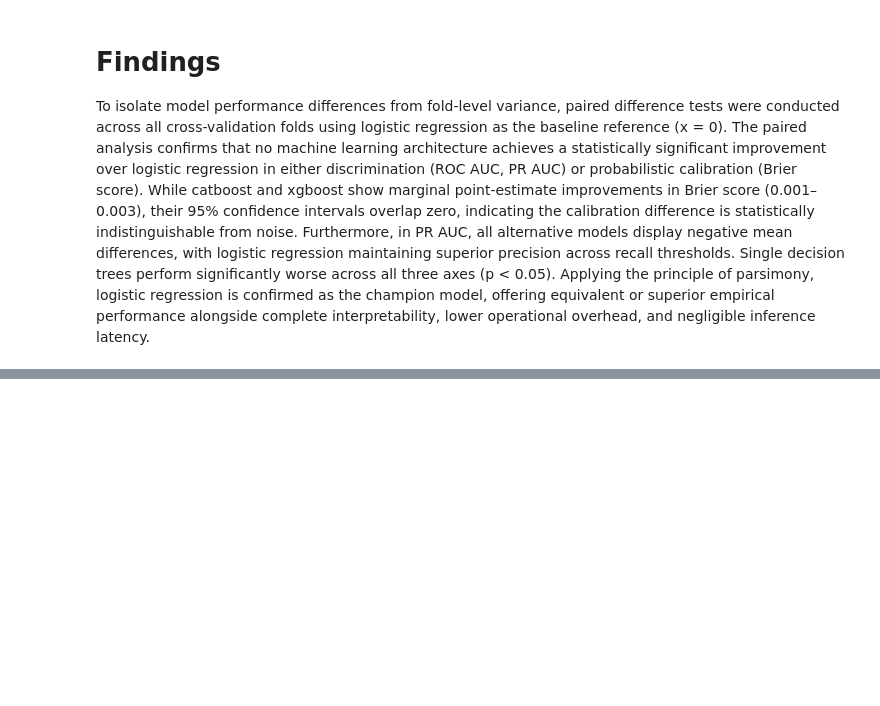
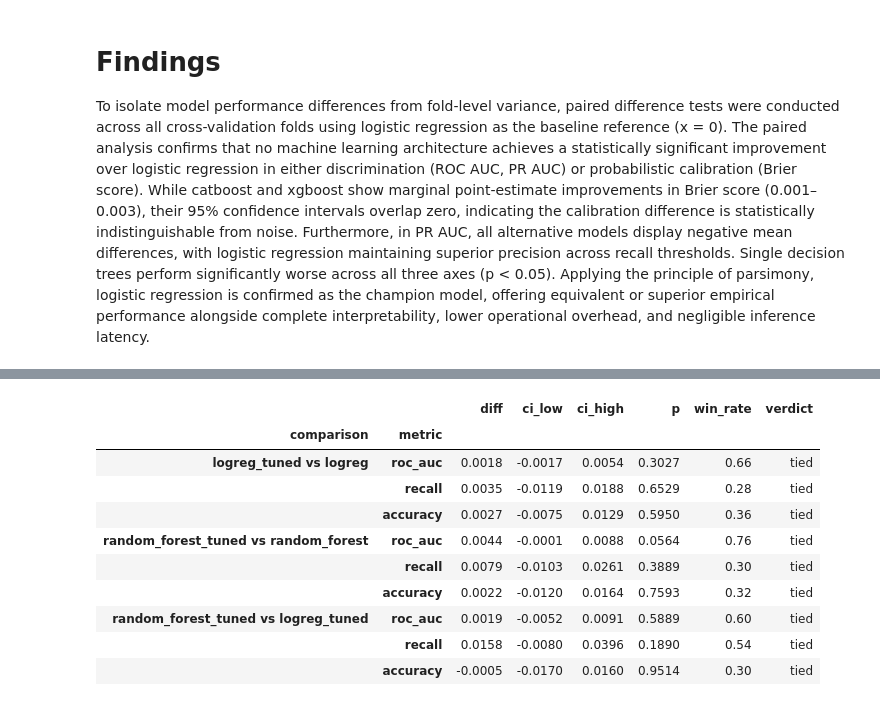
Before and after one commit to kostastranop/Heart-Failure, a Jupyter notebook: notebooks/02_modeling.ipynb, the cells around one changed output, grey strips where cells are left out. Saved outputs shown, nothing was run; the diff lists cells and outputs as text; code cells hidden in the pictures; blank space fills up the shorter version.

```diff
--- a/notebooks/02_modeling.ipynb
+++ b/notebooks/02_modeling.ipynb
@@ -298,0 +454,23 @@ To isolate model performance differences from fold-level variance, paired differ
+# %%
+# Paired differences: each tuned model vs its untuned version, and the two tuned models
+pairs = [("logreg_tuned", "logreg"), ("random_forest_tuned", "random_forest"),
+         ("random_forest_tuned", "logreg_tuned")]
+rows = []
+for candidate, reference in pairs:
+    for metric in ["roc_auc", "recall", "accuracy"]:
+        s = paired_stats(fold_scores[candidate][f"test_{metric}"],
+                         fold_scores[reference][f"test_{metric}"])
+        rows.append({"comparison": f"{candidate} vs {reference}", "metric": metric, **s})
+pd.DataFrame(rows).set_index(["comparison", "metric"]).round(4)
+# %% [output]
+|  |  | diff | ci_low | ci_high | p | win_rate | verdict |
+| comparison | metric |  |  |  |  |  |  |
+| logreg_tuned vs logreg | roc_auc | 0.0018 | -0.0017 | 0.0054 | 0.3027 | 0.66 | tied |
+|  | recall | 0.0035 | -0.0119 | 0.0188 | 0.6529 | 0.28 | tied |
+|  | accuracy | 0.0027 | -0.0075 | 0.0129 | 0.5950 | 0.36 | tied |
+| random_forest_tuned vs random_forest | roc_auc | 0.0044 | -0.0001 | 0.0088 | 0.0564 | 0.76 | tied |
+|  | recall | 0.0079 | -0.0103 | 0.0261 | 0.3889 | 0.30 | tied |
+|  | accuracy | 0.0022 | -0.0120 | 0.0164 | 0.7593 | 0.32 | tied |
+| random_forest_tuned vs logreg_tuned | roc_auc | 0.0019 | -0.0052 | 0.0091 | 0.5889 | 0.60 | tied |
+|  | recall | 0.0158 | -0.0080 | 0.0396 | 0.1890 | 0.54 | tied |
+|  | accuracy | -0.0005 | -0.0170 | 0.0160 | 0.9514 | 0.30 | tied |
```
Also changed, not shown: parts of 15 cells of this notebook, 5 other files.
